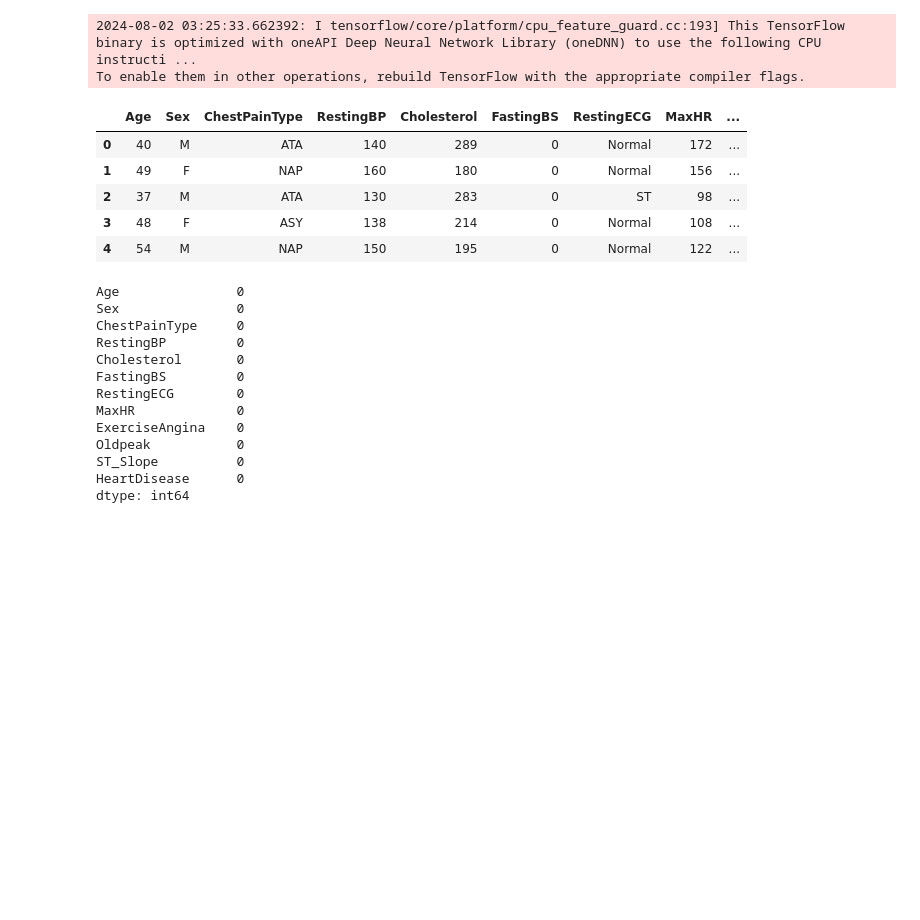
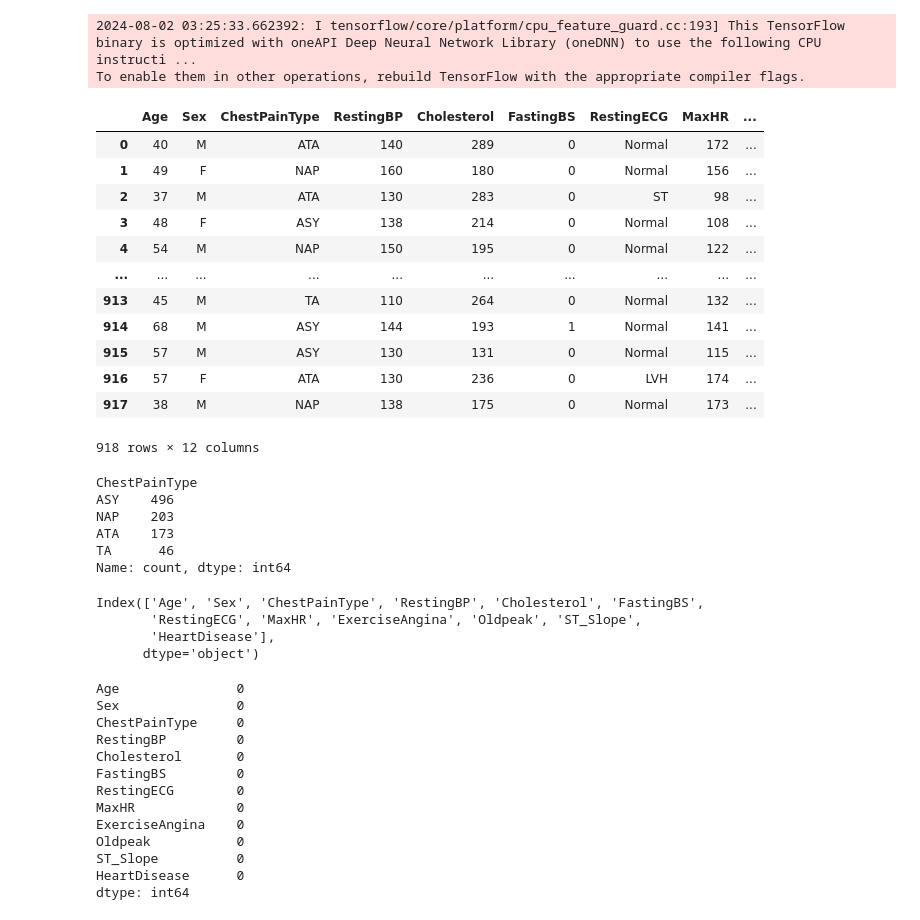
Before and after one commit to NahomAlemseged/Heart_disease, a Jupyter notebook: code/eda.ipynb, the cells around one changed output. Saved outputs shown, nothing was run; the diff lists cells and outputs as text; code cells hidden in the pictures; blank space fills up the shorter version.

```diff
--- a/code/eda.ipynb
+++ b/code/eda.ipynb
@@ -14,14 +14,37 @@ from sklearn.decomposition import PCA
 To enable them in other operations, rebuild TensorFlow with the appropriate compiler flags.
 # %%
 df = pd.read_csv('../data/heart.csv')
-df.head()
+df
 # %% [output]
 |  | Age | Sex | ChestPainType | RestingBP | Cholesterol | FastingBS | RestingECG | MaxHR | ... |
 | 0 | 40 | M | ATA | 140 | 289 | 0 | Normal | 172 | ... |
 | 1 | 49 | F | NAP | 160 | 180 | 0 | Normal | 156 | ... |
 | 2 | 37 | M | ATA | 130 | 283 | 0 | ST | 98 | ... |
 | 3 | 48 | F | ASY | 138 | 214 | 0 | Normal | 108 | ... |
 | 4 | 54 | M | NAP | 150 | 195 | 0 | Normal | 122 | ... |
+| ... | ... | ... | ... | ... | ... | ... | ... | ... | ... |
+| 913 | 45 | M | TA | 110 | 264 | 0 | Normal | 132 | ... |
+| 914 | 68 | M | ASY | 144 | 193 | 1 | Normal | 141 | ... |
+| 915 | 57 | M | ASY | 130 | 131 | 0 | Normal | 115 | ... |
+| 916 | 57 | F | ATA | 130 | 236 | 0 | LVH | 174 | ... |
+| 917 | 38 | M | NAP | 138 | 175 | 0 | Normal | 173 | ... |
+918 rows × 12 columns
+# %%
+df['ChestPainType'].value_counts()
+# %% [output]
+ChestPainType
+ASY    496
+NAP    203
+ATA    173
+TA      46
+Name: count, dtype: int64
+# %%
+df.columns
+# %% [output]
+Index(['Age', 'Sex', 'ChestPainType', 'RestingBP', 'Cholesterol', 'FastingBS',
+       'RestingECG', 'MaxHR', 'ExerciseAngina', 'Oldpeak', 'ST_Slope',
+       'HeartDisease'],
+      dtype='object')
 # %%
 df.isnull().sum()
 # %% [output]
```
Also changed, not shown: parts of 1 cell of this notebook, 5 other files.
